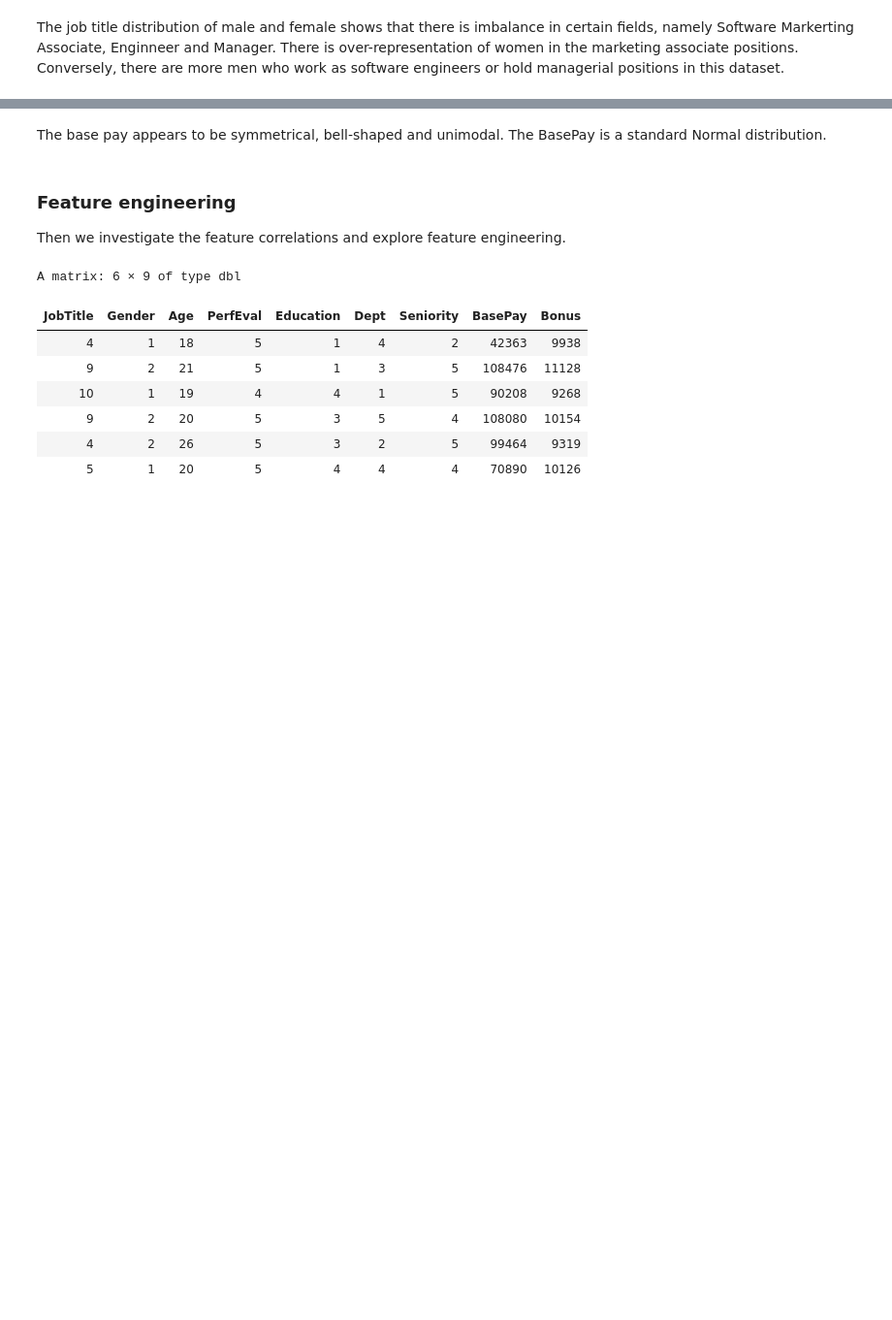
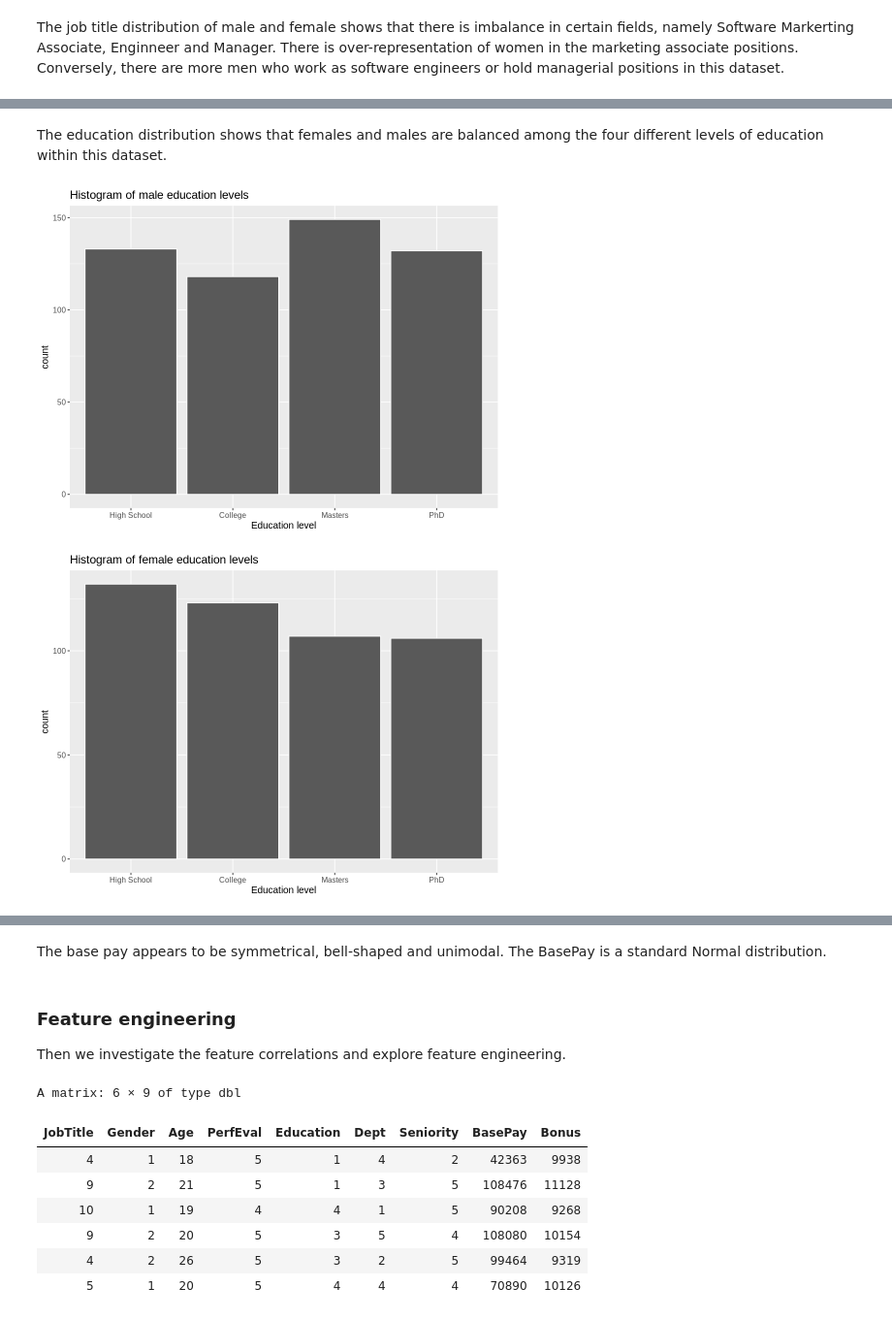
Before and after one commit to kristennli/stat201, a Jupyter notebook: Project Proposal.ipynb, the cells around one changed output, grey strips where cells are left out. Shown at 97% size. Saved outputs shown, nothing was run; the diff lists cells and outputs as text; code cells hidden in the pictures; blank space fills up the shorter version.

```diff
--- a/Project Proposal.ipynb
+++ b/Project Proposal.ipynb
@@ -232,0 +235,39 @@ The education distribution shows that females and males are balanced among the f
+# %% [markdown]
+The education distribution shows that females and males are balanced among the four different levels of education within this dataset.
+# %%
+options(repr.plot.width = 8, repr.plot.height = 6)
+
+# education level ordinal ordering
+level_order <- c('High School', 'College', 'Masters', 'PhD')
+
+# educationPlot <- df %>%
+#     ggplot() +
+#     geom_bar(aes(x = factor(Education, level = level_order)), color = 'white') +
+#     ggtitle("Histogram of total education levels") +
+#     xlab("Education level")+
+#     theme(text = element_text(size = 12))
+
+
+educationPlotMale <- df %>%
+    filter(Gender == "Male") |>
+    ggplot() +
+    geom_bar(aes(x = factor(Education, level = level_order)), color = 'white') +
+    ggtitle("Histogram of male education levels") +
+    xlab("Education level")+
+    theme(text = element_text(size = 12))
+
+
+educationPlotFemale <- df %>%
+    filter(Gender == "Female") |>
+    ggplot() +
+    geom_bar(aes(x = factor(Education, level = level_order)), color = 'white') +
+    ggtitle("Histogram of female education levels") +
+    xlab("Education level")+
+    theme(text = element_text(size = 12))
+
+# educationPlot
+educationPlotMale
+educationPlotFemale
+# %% [output]
+[figure, added]
+[figure, added]
```
Also changed, not shown: parts of 7 cells of this notebook.
